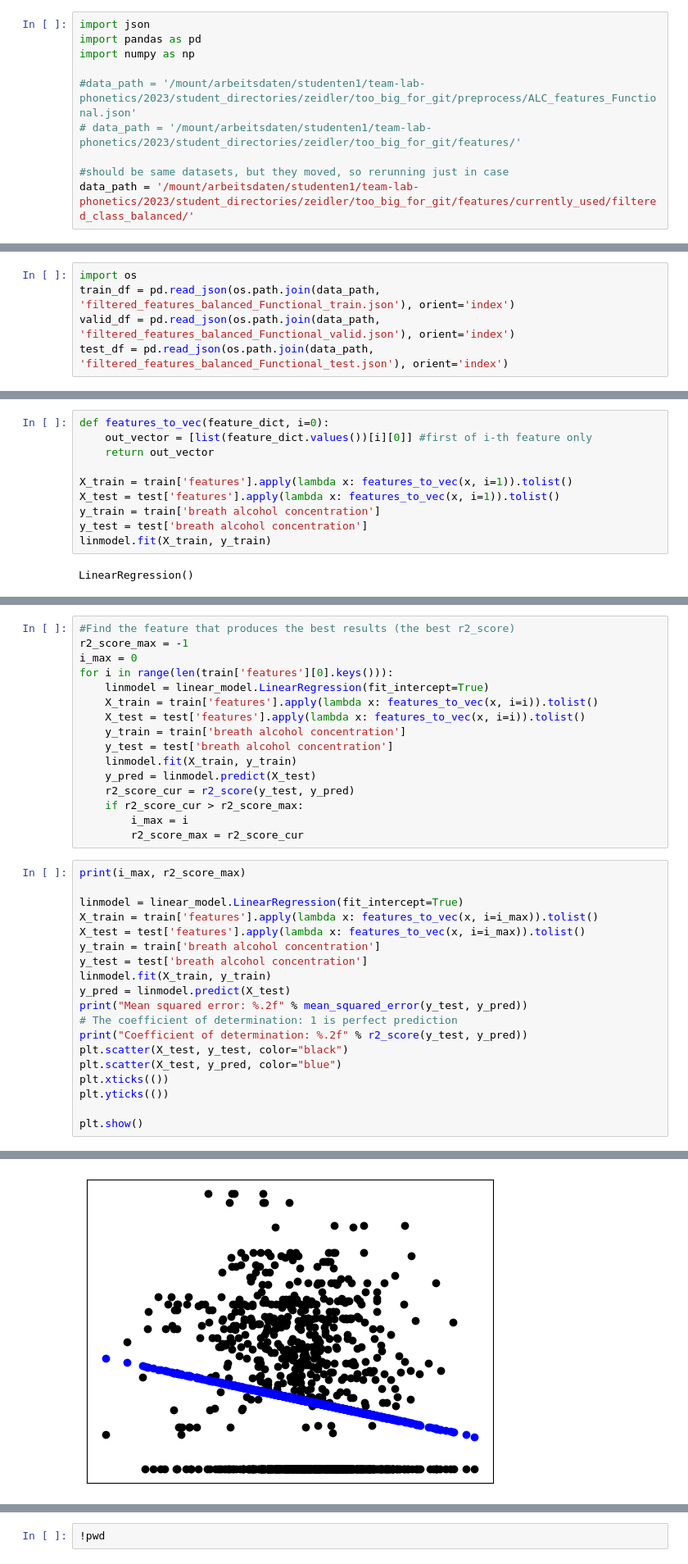
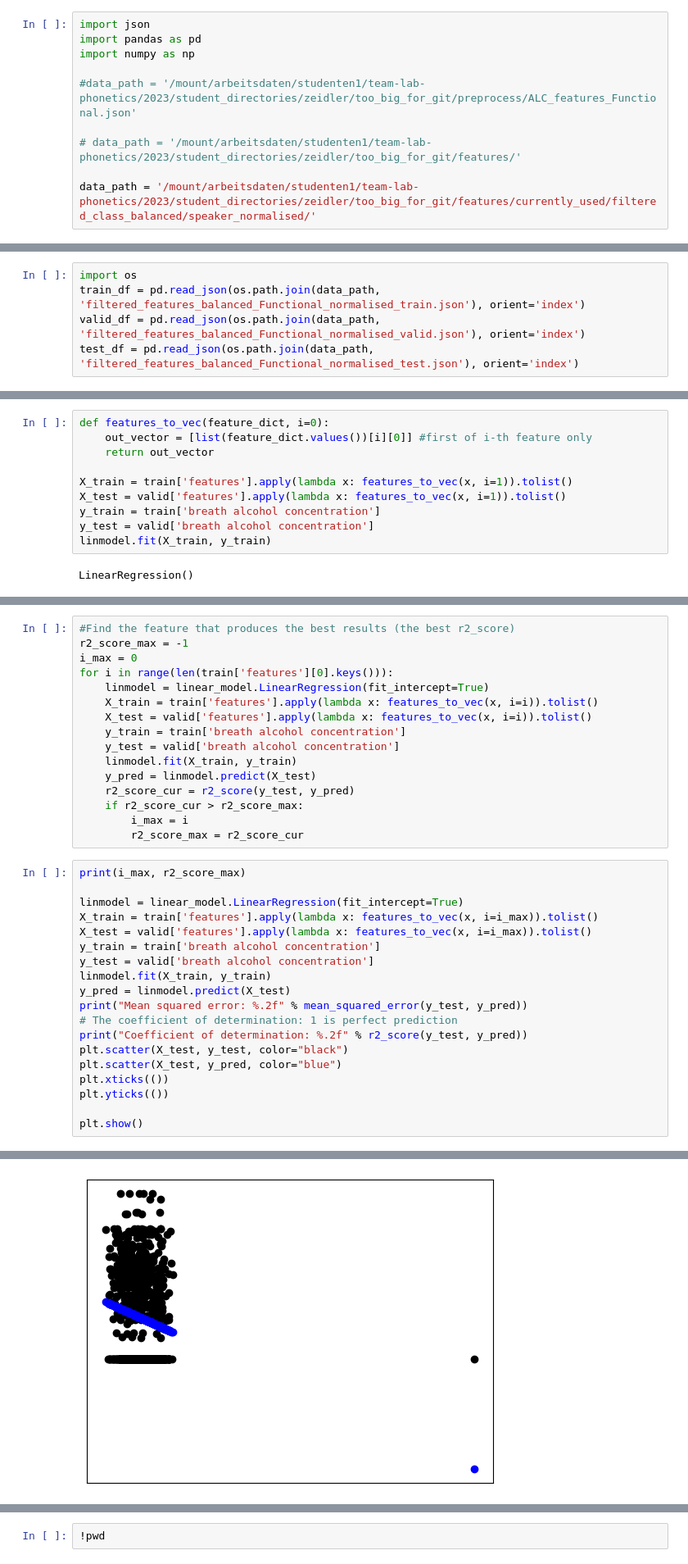
Before and after one commit to katja-kolos/intoxicat, a Jupyter notebook: baselines/baseline experiments balanced data 50_50.ipynb, the cells around one changed output, grey strips where cells are left out. Shown at 82% size. Saved outputs shown, nothing was run; the diff lists cells and outputs as text.

```diff
--- a/baselines/baseline experiments balanced data 50_50.ipynb
+++ b/baselines/baseline experiments balanced data 50_50.ipynb
@@ -4,10 +4,10 @@ import pandas as pd
 import numpy as np
 
 #data_path = '/mount/arbeitsdaten/studenten1/team-lab-phonetics/2023/student_directories/zeidler/too_big_for_git/preprocess/ALC_features_Functional.json'
+
 # data_path = '/mount/arbeitsdaten/studenten1/team-lab-phonetics/2023/student_directories/zeidler/too_big_for_git/features/'
 
-#should be same datasets, but they moved, so rerunning just in case
-data_path = '/mount/arbeitsdaten/studenten1/team-lab-phonetics/2023/student_directories/zeidler/too_big_for_git/features/currently_used/filtered_class_balanced/'
+data_path = '/mount/arbeitsdaten/studenten1/team-lab-phonetics/2023/student_directories/zeidler/too_big_for_git/features/currently_used/filtered_class_balanced/speaker_normalised/'
 # %%
 from sklearn.model_selection import train_test_split
 
@@ -27,9 +27,9 @@ import matplotlib.pyplot as plt
 # train, test = train_test_split(df, test_size=0.2)
 # %%
 import os
-train_df = pd.read_json(os.path.join(data_path, 'filtered_features_balanced_Functional_train.json'), orient='index')
-valid_df = pd.read_json(os.path.join(data_path, 'filtered_features_balanced_Functional_valid.json'), orient='index')
-test_df = pd.read_json(os.path.join(data_path, 'filtered_features_balanced_Functional_test.json'), orient='index')
+train_df = pd.read_json(os.path.join(data_path, 'filtered_features_balanced_Functional_normalised_train.json'), orient='index')
+valid_df = pd.read_json(os.path.join(data_path, 'filtered_features_balanced_Functional_normalised_valid.json'), orient='index')
+test_df = pd.read_json(os.path.join(data_path, 'filtered_features_balanced_Functional_normalised_test.json'), orient='index')
 # %%
 print (f'''Train contains {len(train_df)} examples.
 Test contains {len(test_df)} examples.
@@ -264,9 +264,9 @@ def features_to_vec(feature_dict, i=0):
     return out_vector
 
 X_train = train['features'].apply(lambda x: features_to_vec(x, i=1)).tolist()
-X_test = test['features'].apply(lambda x: features_to_vec(x, i=1)).tolist()
+X_test = valid['features'].apply(lambda x: features_to_vec(x, i=1)).tolist()
 y_train = train['breath alcohol concentration']
-y_test = test['breath alcohol concentration']
+y_test = valid['breath alcohol concentration']
 linmodel.fit(X_train, y_train)
 # %% [output]
 LinearRegression()
@@ -307,9 +307,9 @@ i_max = 0
 for i in range(len(train['features'][0].keys())):
     linmodel = linear_model.LinearRegression(fit_intercept=True)
     X_train = train['features'].apply(lambda x: features_to_vec(x, i=i)).tolist()
-    X_test = test['features'].apply(lambda x: features_to_vec(x, i=i)).tolist()
+    X_test = valid['features'].apply(lambda x: features_to_vec(x, i=i)).tolist()
     y_train = train['breath alcohol concentration']
-    y_test = test['breath alcohol concentration']
+    y_test = valid['breath alcohol concentration']
     linmodel.fit(X_train, y_train)
     y_pred = linmodel.predict(X_test)
     r2_score_cur = r2_score(y_test, y_pred)
@@ -321,9 +321,9 @@ print(i_max, r2_score_max)
 
 linmodel = linear_model.LinearRegression(fit_intercept=True)
 X_train = train['features'].apply(lambda x: features_to_vec(x, i=i_max)).tolist()
-X_test = test['features'].apply(lambda x: features_to_vec(x, i=i_max)).tolist()
+X_test = valid['features'].apply(lambda x: features_to_vec(x, i=i_max)).tolist()
 y_train = train['breath alcohol concentration']
-y_test = test['breath alcohol concentration']
+y_test = valid['breath alcohol concentration']
 linmodel.fit(X_train, y_train)
 y_pred = linmodel.predict(X_test)
 print("Mean squared error: %.2f" % mean_squared_error(y_test, y_pred))
@@ -342,4 +342,4 @@ Coefficient of determination: 0.04
-[figure, old version]
+[figure, new version]
 # %% [markdown]
 ## On only those who have non-0 alc level
 ### In the breath
```
Also changed, not shown: parts of 20 cells of this notebook, 2 other files.
